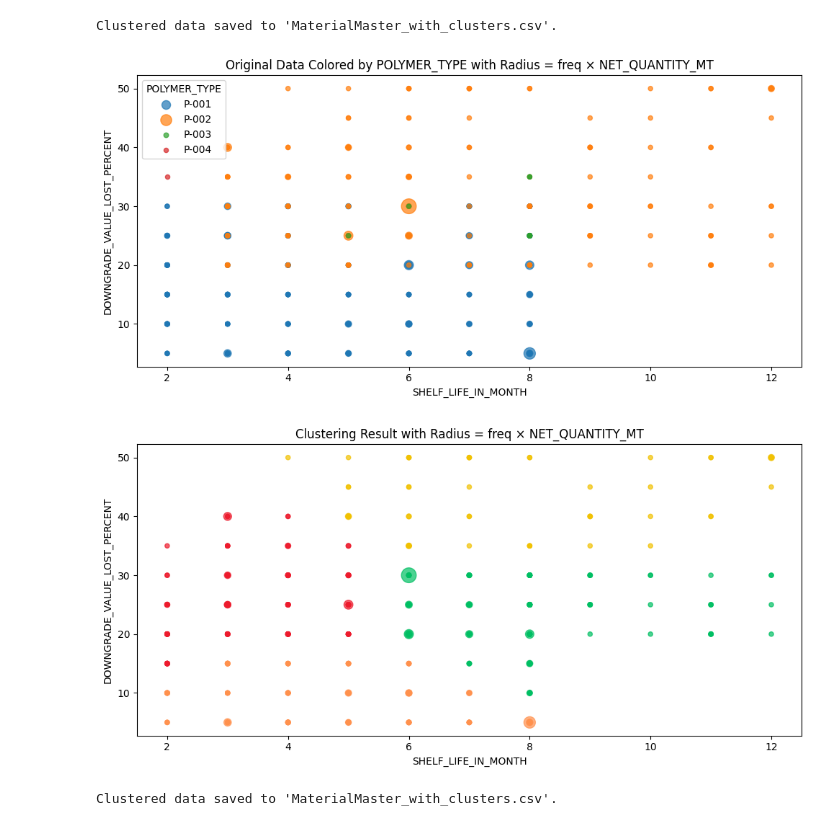
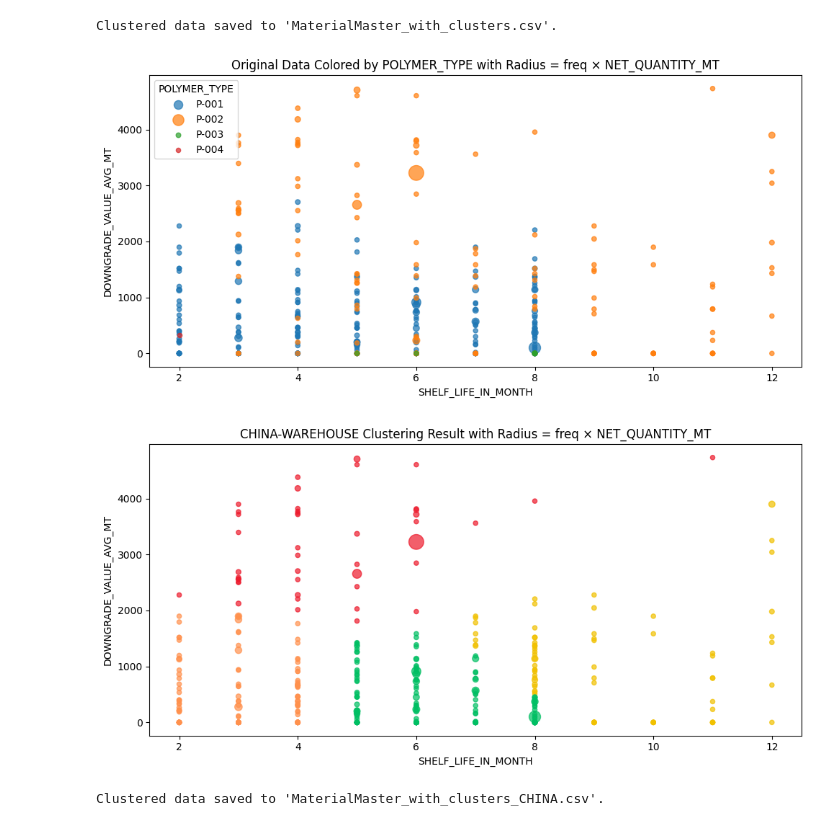
Before and after one commit to KatieMarsh/EM_Bootcathon2025, a Jupyter notebook: ML.ipynb, the cells around one changed output. Drawn from its saved outputs; the diff is of its cells as text; code cells hidden in the pictures.

```diff
--- a/ML.ipynb
+++ b/ML.ipynb
@@ -444,17 +444,33 @@ print("Clustered data saved to 'MaterialMaster_with_clusters.csv'.")
 [figure]
 [figure]
 Clustered data saved to 'MaterialMaster_with_clusters.csv'.
+# %%
+# === 1. Load the main MaterialMaster data ===
+df = pd.read_csv("./data/MaterialMaster_with_avg_price.csv")
+
+# === 2. Load Outbound.csv ===
+outbound = pd.read_csv("./data/Outbound.csv")
+# %%
+import plotly.express as px
+
+# Calculate IQR for total_price
+Q1 = df['DOWNGRADE_VALUE_AVG_MT'].quantile(0.15)
+Q3 = df['DOWNGRADE_VALUE_AVG_MT'].quantile(0.85)
+IQR = Q3 - Q1
+
+# Define lower and upper bounds for outliers
+lower_bound = Q1 - 1.5 * IQR
+upper_bound = Q3 + 1.5 * IQR
+
+# Filter out outliers
+df = df[(df['DOWNGRADE_VALUE_AVG_MT'] >= lower_bound) & (df['DOWNGRADE_VALUE_AVG_MT'] <= upper_bound)]
 # %%
 import pandas as pd
 import matplotlib.pyplot as plt
 from sklearn.preprocessing import StandardScaler
 from sklearn.cluster import KMeans
 
-# === 1. Load the main MaterialMaster data ===
-df = pd.read_csv("./data/MaterialMaster.csv")
 
-# === 2. Load Outbound.csv ===
-outbound = pd.read_csv("./data/Outbound.csv")
 
 # === 3. Calculate: freq × NET_QUANTITY_MT for each MATERIAL_NAME ===
 outbound["freq"] = outbound.groupby("MATERIAL_NAME")["MATERIAL_NAME"].transform("count")
@@ -475,7 +491,7 @@ else:
     df["radius"] = 50
 
 # === 6. Select relevant columns ===
-features = ["SHELF_LIFE_IN_MONTH", "DOWNGRADE_VALUE_LOST_PERCENT"]
+features = ["SHELF_LIFE_IN_MONTH", "DOWNGRADE_VALUE_AVG_MT"]
 id_col = "MATERIAL_NAME"
 color_col = "POLYMER_TYPE"
 
@@ -492,10 +508,10 @@ df["Cluster"] = kmeans.fit_predict(X_scaled)
 
 # === 9. Define cluster colors ===
 cluster_colors = {
-    0: "#ed1b2d",
-    1: "#00bf63",
-    2: "#f1c100",
-    3: "#ff914d",
+    0: "#ff914d",
+    1: "#f1c100",
+    2: "#00bf63",
+    3: "#ed1b2d",
 }
 
 # === 9b. Define your own custom cluster names ===
@@ -515,40 +531,40 @@ plt.figure(figsize=(10, 5))
 for _, group in df.groupby(color_col):
     plt.scatter(
         group["SHELF_LIFE_IN_MONTH"],
-        group["DOWNGRADE_VALUE_LOST_PERCENT"],
+        group["DOWNGRADE_VALUE_AVG_MT"],
         s=group["radius"],
         alpha=0.7,
         label=group[color_col].iloc[0]
     )
 plt.title("Original Data Colored by POLYMER_TYPE with Radius = freq × NET_QUANTITY_MT")
 plt.xlabel("SHELF_LIFE_IN_MONTH")
-plt.ylabel("DOWNGRADE_VALUE_LOST_PERCENT")
+plt.ylabel("DOWNGRADE_VALUE_AVG_MT")
 plt.legend(title="POLYMER_TYPE")
 plt.tight_layout()
 plt.show()
 
 # === 12. Plot clustering result with radius and custom names ===
 plt.figure(figsize=(10, 5))
 for cluster, group in df.groupby("Cluster"):
     plt.scatter(
         group["SHELF_LIFE_IN_MONTH"],
-        group["DOWNGRADE_VALUE_LOST_PERCENT"],
+        group["DOWNGRADE_VALUE_AVG_MT"],
         s=group["radius"],
         alpha=0.7,
         label=cluster_names.get(cluster, f"Cluster {cluster}"),
         color=cluster_colors.get(cluster, "#333333")
     )
-plt.title("Clustering Result with Radius = freq × NET_QUANTITY_MT")
+plt.title("CHINA-WAREHOUSE Clustering Result with Radius = freq × NET_QUANTITY_MT")
 plt.xlabel("SHELF_LIFE_IN_MONTH")
-plt.ylabel("DOWNGRADE_VALUE_LOST_PERCENT")
+plt.ylabel("DOWNGRADE_VALUE_AVG_MT")
 # plt.legend(title="Cluster Name")
 plt.tight_layout()
 plt.show()
 
 # === 13. Save clustered data with custom names ===
 df.to_csv("MaterialMaster_with_clusters.csv", index=False)
-print("Clustered data saved to 'MaterialMaster_with_clusters.csv'.")
+print("Clustered data saved to 'MaterialMaster_with_clusters_CHINA.csv'.")
 # %% [output]
-[figure, old version]
+[figure, new version]
-[figure, old version]
+[figure, new version]
-Clustered data saved to 'MaterialMaster_with_clusters.csv'.
+Clustered data saved to 'MaterialMaster_with_clusters_CHINA.csv'.
```
Also changed, not shown: 1 other file.
